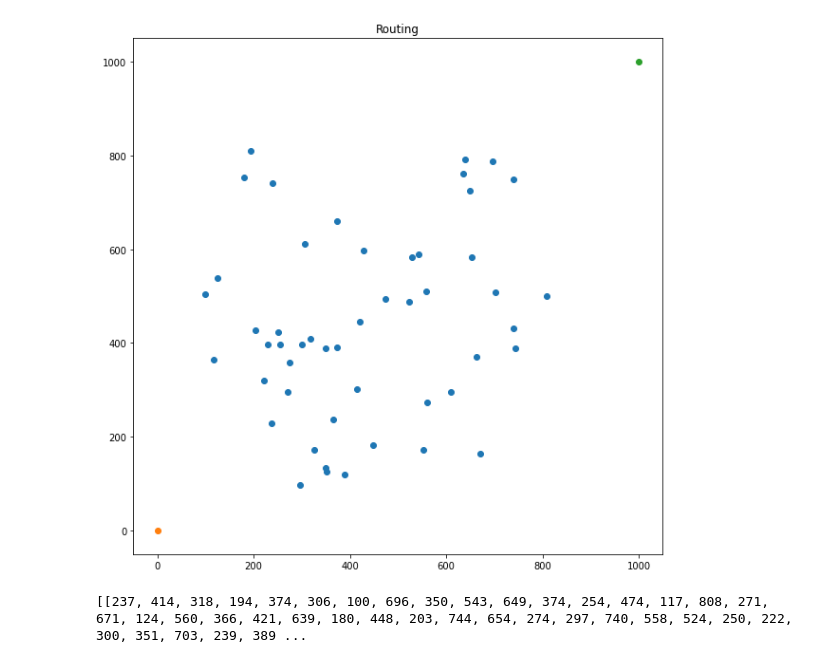
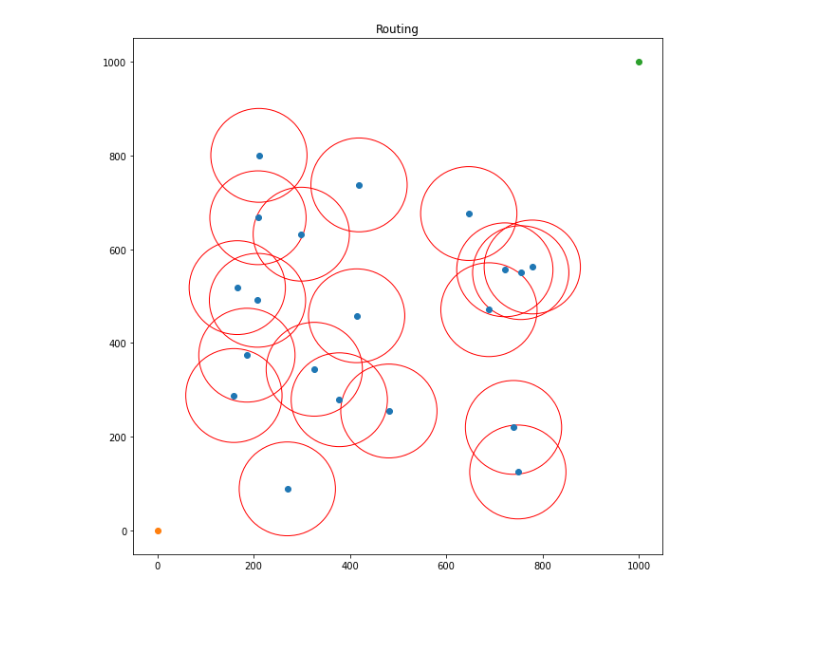
Before and after one commit to tinyprocessing/Router, a Jupyter notebook: init.ipynb, the cells around one changed output. Drawn from its saved outputs; the diff is of its cells as text; code cells hidden in the pictures; blank space fills up the shorter version.

Commit message:
circle - band

```diff
--- a/init.ipynb
+++ b/init.ipynb
@@ -17,18 +17,26 @@ from IPython.display import clear_output
 class Settings:
     devices = 10 # Number of devices in the simulation
     signal_per_device_gain = 150
-    signal_per_device_zone = 20
+    signal_per_device_zone = 100
     end_x = 800
     end_y = 800
 
 settings = Settings()
 # %%
 class Draw:
+
 
     def draw(self, points):
 
         clear_output(wait=True)
         plt.figure(figsize=(10, 10))
+
+
+        fig = plt.gcf()
+        ax = fig.gca()
+
+        for i in range(0, len(points[0])):
+            ax.add_artist(plt.Circle((points[0][i], points[1][i]), settings.signal_per_device_zone, color='r', fill=False))
 
         plt.plot(points[0], points[1], 'o')
         plt.plot(0, 0, 'o')
@@ -49,7 +57,7 @@ class Generator:
         for i in range(0, len(points[0])):
             now_x = points[0][i]
             now_y = points[1][i]
-            x, y = random.randint(-1, 1), random.randint(-1, 1)
+            x, y = random.randint(-3, 3), random.randint(-3, 3)
             now_x += x
             now_y += y
             start_points_x.append(now_x)
@@ -89,9 +97,8 @@ class Router:
         pass
 # %%
 router = Router() # call public class
-settings.devices = 50
+settings.devices = 20
 
 router.start()
 # %% [output]
-[figure, old version]
+[figure, new version]
-[[237, 414, 318, 194, 374, 306, 100, 696, 350, 543, 649, 374, 254, 474, 117, 808, 271, 671, 124, 560, 366, 421, 639, 180, 448, 203, 744, 654, 274, 297, 740, 558, 524, 250, 222, 300, 351, 703, 239, 389 ...
```
